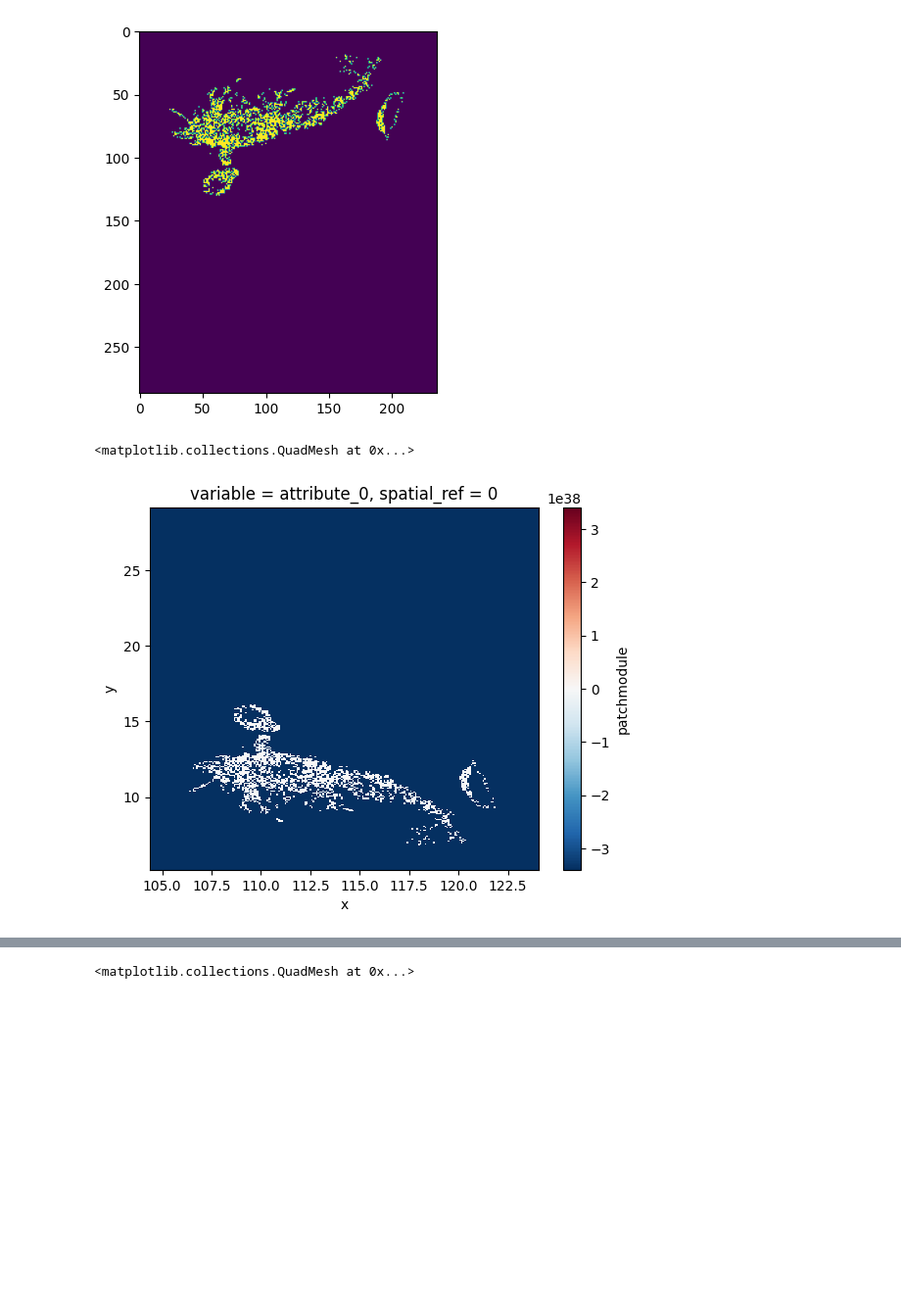
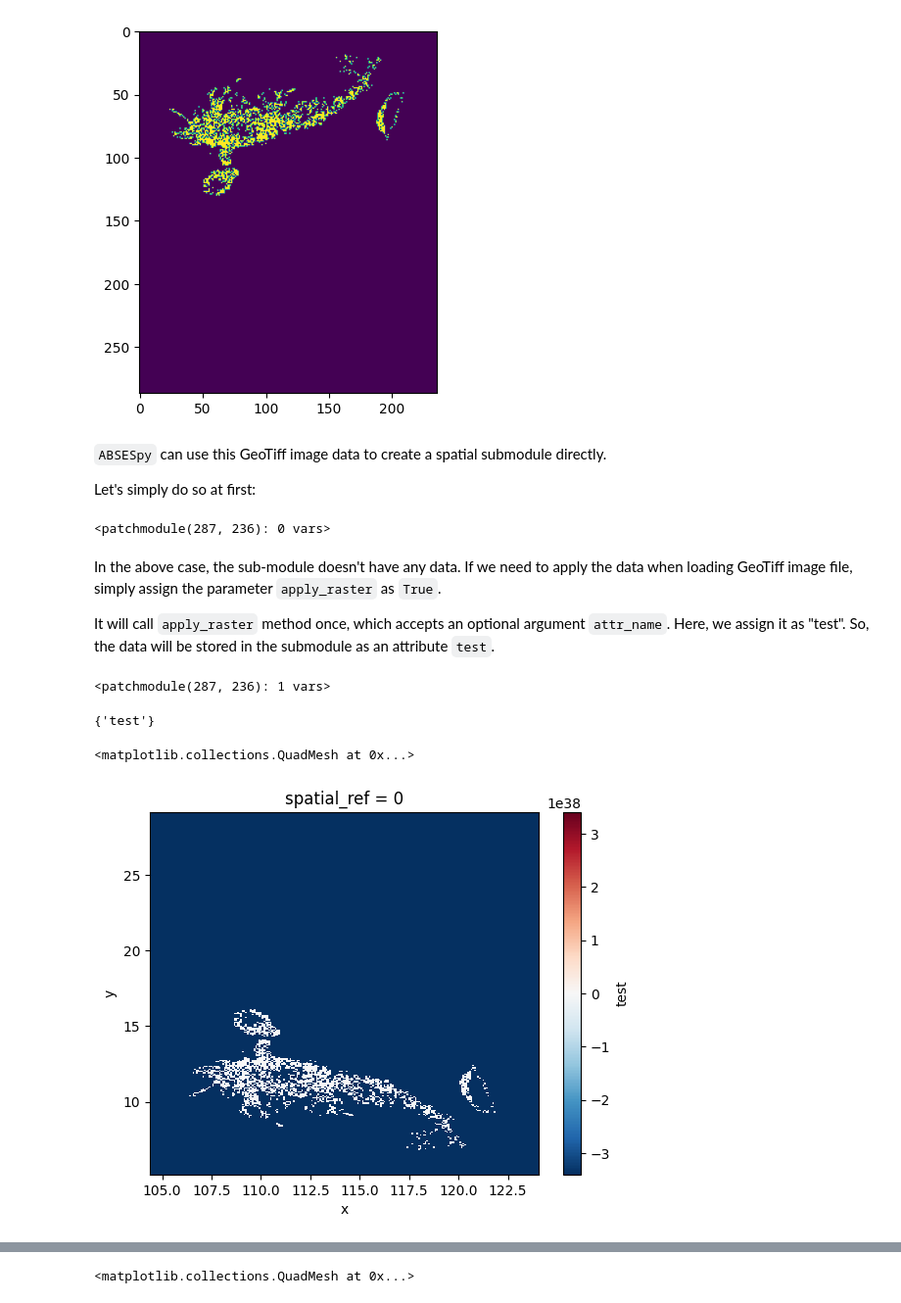
Before and after one commit to SongshGeoLab/ABSESpy, a Jupyter notebook: docs/tutorial/advanced/geodata.ipynb, the cells around one changed output, grey strips where cells are left out. Shown: that part at 98% size. Cells and saved outputs as stored; diff of their text form; code cells hidden in the pictures; blank space fills up the shorter version.

````diff
--- a/docs/tutorial/advanced/geodata.ipynb
+++ b/docs/tutorial/advanced/geodata.ipynb
@@ -19,23 +19,42 @@ world: data/mean_prec.tif
 ```
 # %%
 from pathlib import Path
-import os
 import matplotlib.pyplot as plt
 import rasterio
 
 # data path
-data_folder = Path("data/")
-data_folder.exists()
-data = data_folder / "farmland.tif"
+data = Path("data/farmland.tif")
 
 # read dataset
 with rasterio.open(data) as src:
     img = src.read(1)
-# plt.imshow(img, origin="upper")
 plt.imshow(img)
 # %% [output]
 <matplotlib.image.AxesImage at 0x...>
 [figure]
+# %% [markdown]
+`ABSESpy` can use this GeoTiff image data to create a spatial submodule directly.
+
+Let's simply do so at first:
+# %%
+from abses import MainModel
+
+# default model
+model = MainModel()
+
+sub_module = model.nature.create_module(
+    how="from_file",
+    raster_file=data,
+)
+
+sub_module
+# %% [output]
+<patchmodule(287, 236): 0 vars>
+# %% [markdown]
+In the above case, the sub-module doesn't have any data.
+If we need to apply the data when loading GeoTiff image file, simply assign the parameter `apply_raster` as `True`.
+
+It will call `apply_raster` method once, which accepts an optional argument `attr_name`. Here, we assign it as "test". So, the data will be stored in the submodule as an attribute `test`.
 # %%
 from abses import MainModel
 
@@ -43,11 +62,21 @@ from abses import MainModel
 model = MainModel()
 
 sub_module = model.nature.create_module(
-    how="from_file", raster_file=data, apply_raster=True
+    how="from_file",
+    raster_file=data,
+    apply_raster=True,
+    attr_name="test",
 )
 
-# plotting
-sub_module.get_xarray().plot()
+sub_module
 # %% [output]
-<matplotlib.collections.QuadMesh at 0x...>
+<patchmodule(287, 236): 1 vars>
-[figure, removed]
+# %%
+sub_module.attributes
+# %% [output]
+{'test'}
+# %%
+sub_module.get_xarray("test").plot()
+# %% [output]
+<matplotlib.collections.QuadMesh at 0x...>
+[figure, added]
````
Also changed, not shown: parts of 3 cells of this notebook, 16 other files.
